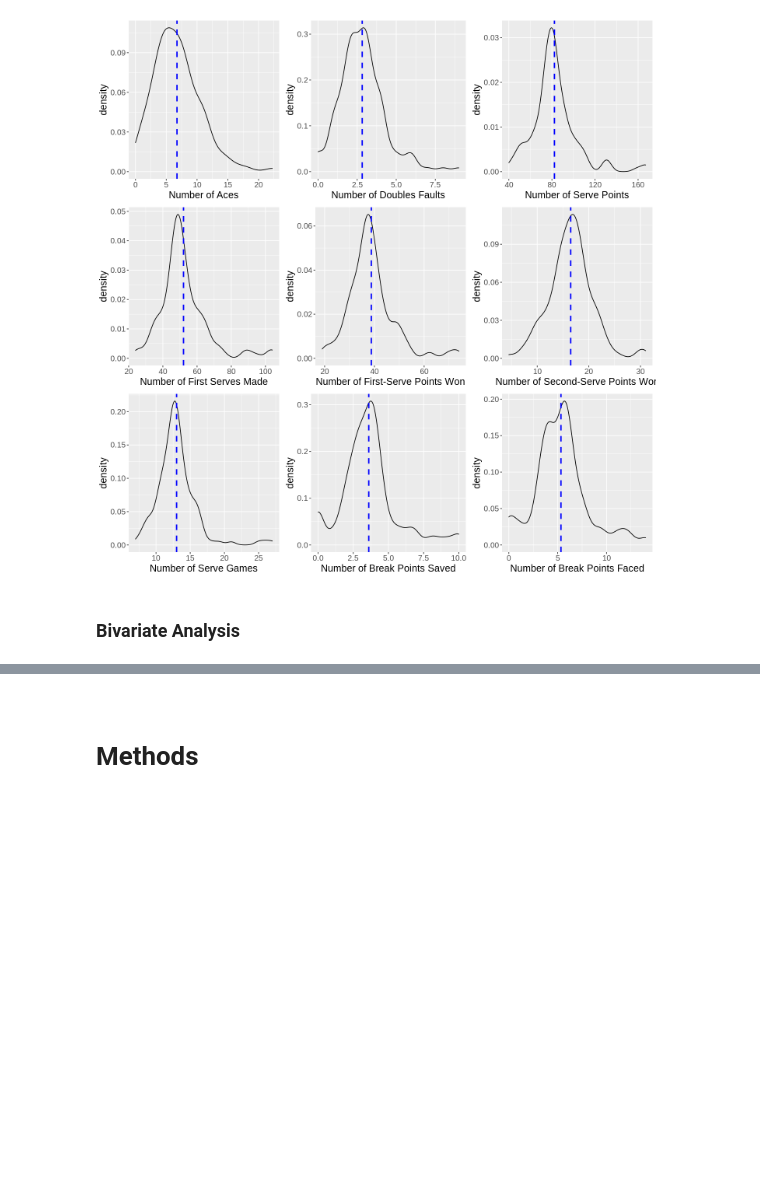
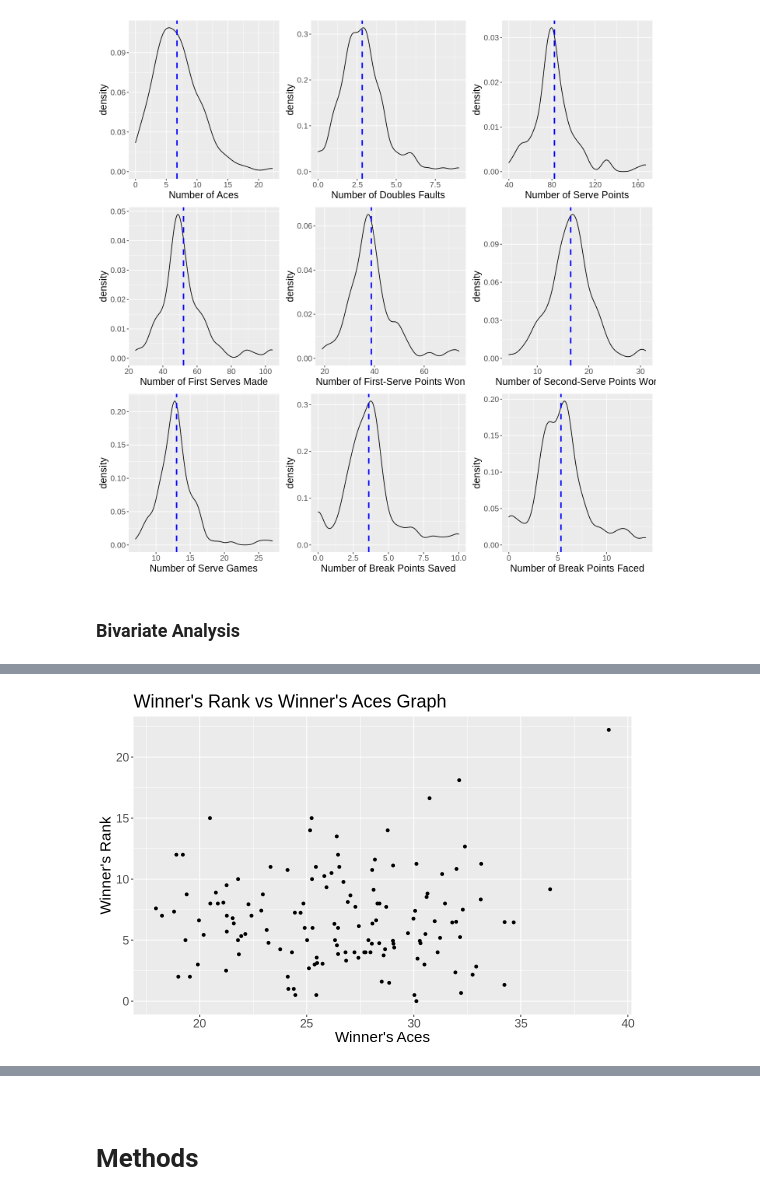
Before and after one commit to jo-adithya/dsci_project, a Jupyter notebook: proposal.ipynb, the cells around one changed output, grey strips where cells are left out. Cells and saved outputs as stored; diff of their text form; code cells hidden in the pictures; blank space fills up the shorter version.

```diff
--- a/proposal.ipynb
+++ b/proposal.ipynb
@@ -252,0 +267,12 @@ grid.arrange(aces_plot, df_plot, svpt_plot, in1st_plot, won1st_plot,
+# %%
+# Winner's Rank vs Winner's Aces
+
+rank_vs_aces <- player_training %>%
+    ggplot(aes(x = winner_age, y = w_ace)) +
+        geom_point() +
+        labs(x = "Winner's Aces", y = "Winner's Rank", title = "Winner's Rank vs Winner's Aces Graph") +
+        theme(text = element_text(size = 18))
+
+rank_vs_aces
+# %% [output]
+[figure, added]
```
Also changed, not shown: parts of 10 cells of this notebook.
